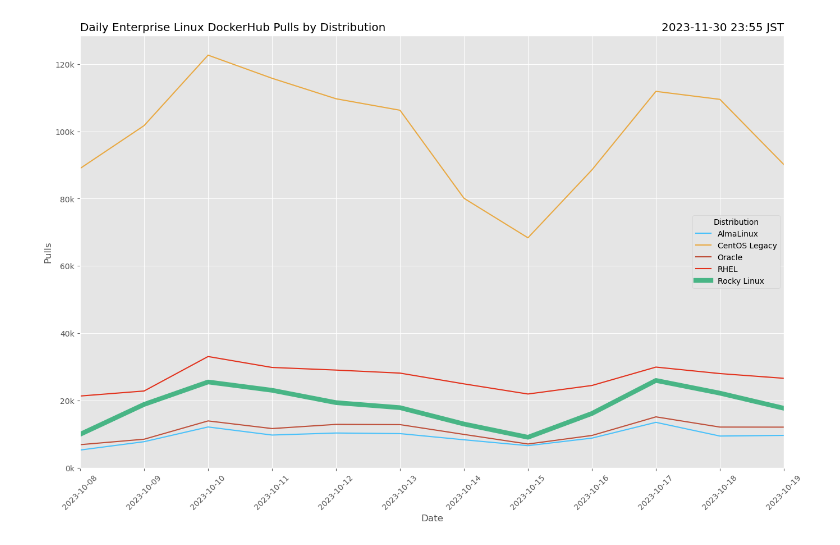
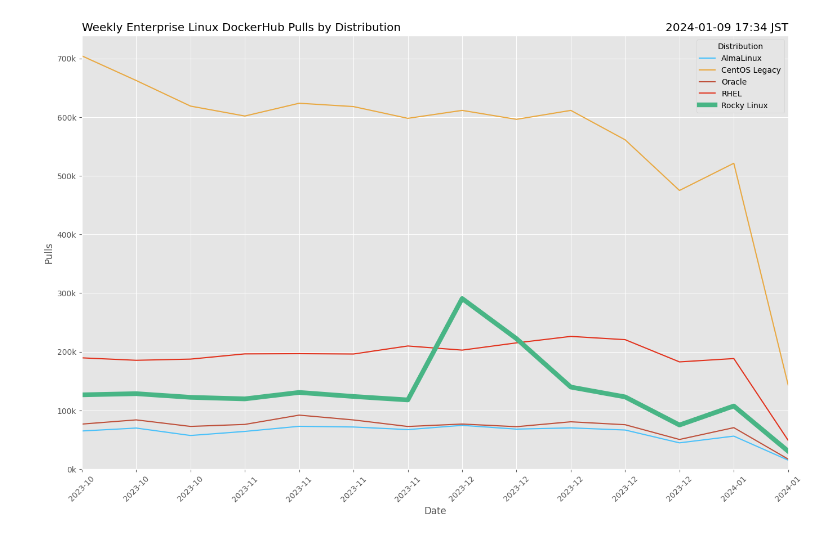
Before and after one commit to brianclemens/rocky-stats, a Jupyter notebook: epel.ipynb, the cells around one changed output. Saved outputs shown, nothing was run; the diff lists cells and outputs as text; code cells hidden in the pictures.

```diff
--- a/epel.ipynb
+++ b/epel.ipynb
@@ -519,32 +574,32 @@ plt.savefig(workdir + 'rocky_by_version_share_area.svg', bbox_inches='tight')
 # %%
 # Enterprise Linux DockerHub Pulls
 df = dh_dataframe
-df = df[df.index > "2023-10-08"]
+df = df[df.index > "2023-10-09"]
 
-df = df.resample('D').sum()
+df = df.resample('W').sum()
 
 plt.style.use(plotstyle)
 fig = plt.figure(figsize=(figx, figy))
 ax = fig.add_subplot()
 
 for distro in dh_distros:
   if distro == emphasize:
     ax.plot(df[distro], label=labels[distro], color=colors[distro], linewidth=6)
   else:
     ax.plot(df[distro], label=labels[distro], color=colors[distro])
 
-ax.xaxis.set_major_locator(mdates.RRuleLocator(mdates.rrulewrapper(mdates.DAILY)))
+ax.xaxis.set_major_locator(mdates.RRuleLocator(mdates.rrulewrapper(mdates.WEEKLY)))
 ax.yaxis.set_major_formatter(mticker.FuncFormatter(thousands))
 
 ax.set_ylim(bottom=0)
-plt.title('Daily Enterprise Linux DockerHub Pulls by Distribution', loc='left')
+plt.title('Weekly Enterprise Linux DockerHub Pulls by Distribution', loc='left')
 plt.title(datetime.now().astimezone().strftime("%Y-%m-%d %H:%M %Z"), loc='right')
 plt.xlabel('Date')
 plt.xticks(rotation=45)
 plt.ylabel('Pulls')
 plt.legend(title='Distribution')
 plt.margins(0, tight=True)
 plt.savefig(workdir + 'dh_by_distro_line.png', bbox_inches='tight')
 plt.savefig(workdir + 'dh_by_distro_line.svg', bbox_inches='tight')
 # %% [output]
-[figure, old version]
+[figure, new version]
```
Also changed, not shown: parts of 14 cells of this notebook.
